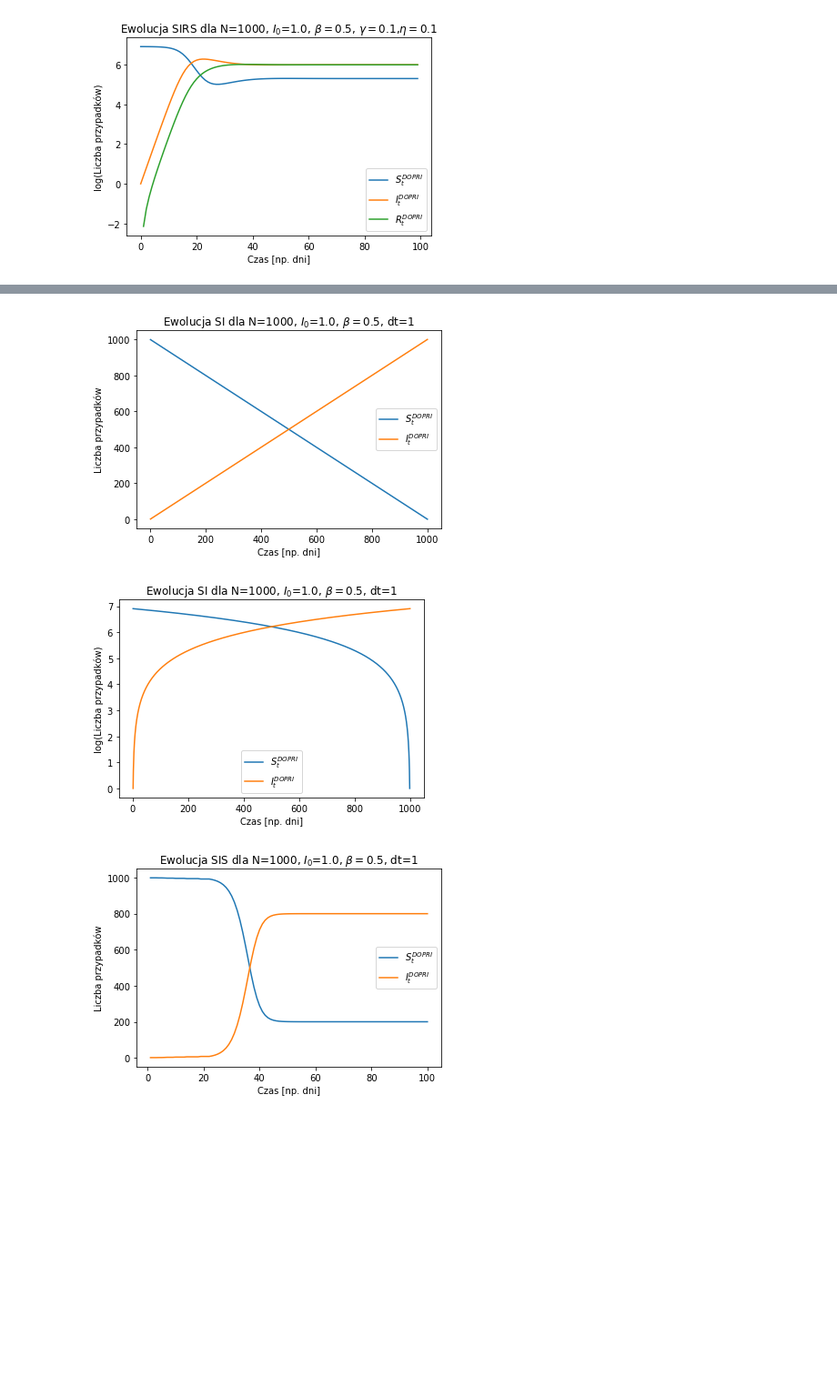
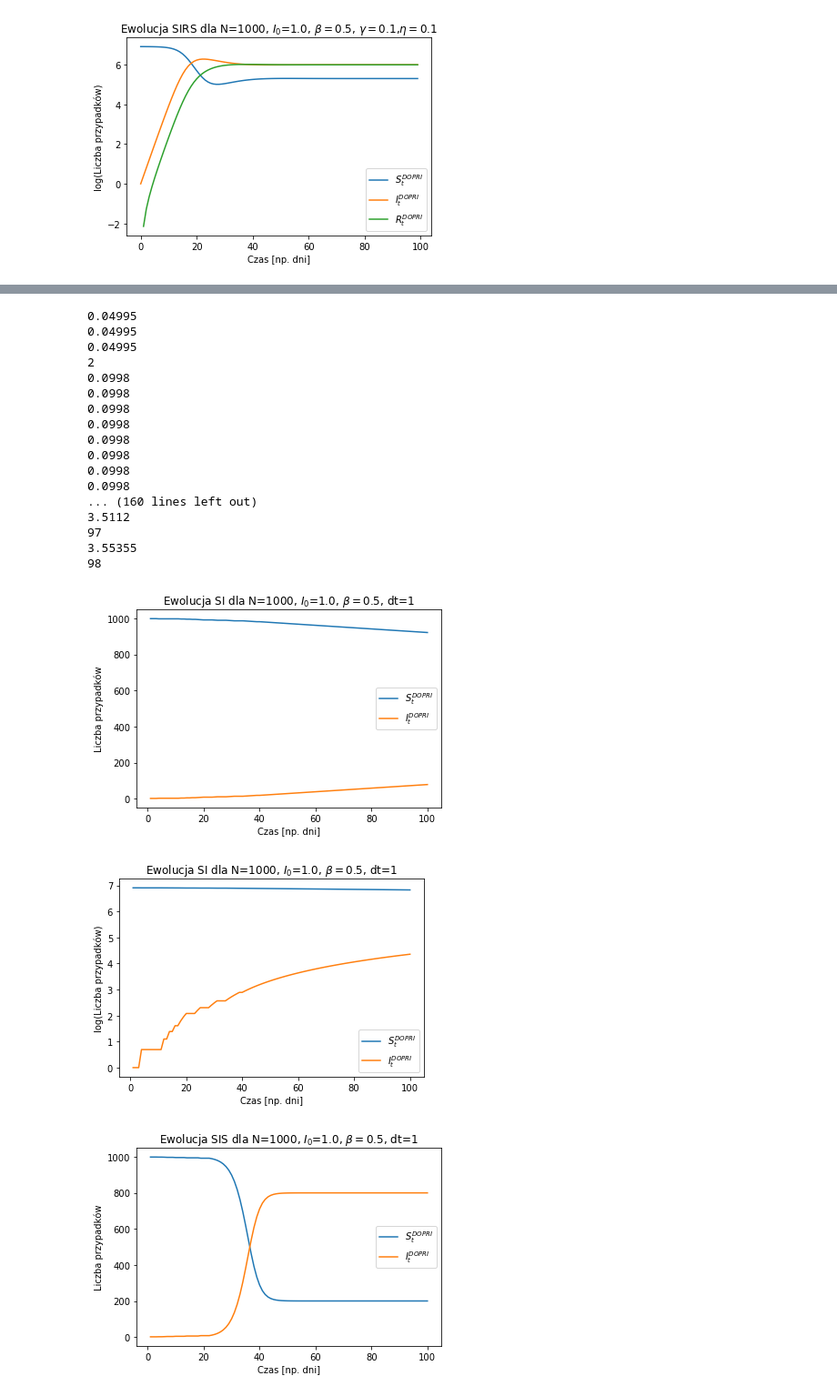
Before and after one commit to VGFP/Stochastic-modeling, a Jupyter notebook: List2.ipynb, the cells around one changed output, grey strips where cells are left out. Shown at 91% size. Drawn from its saved outputs; the diff is of its cells as text; code cells hidden in the pictures; blank space fills up the shorter version.

```diff
--- a/List2.ipynb
+++ b/List2.ipynb
@@ -712,51 +806,72 @@ beta = .5
 gamma = .1
 N = 1000
 T = 100
 dt = 1 # krok czasowy na wykresie - nie ma wpływu na dokładność rozwiązania
 steps = int(T / dt)
 T_ode = np.zeros(N)
 s_i = lambda t, s, i:  ((-beta * i * s )/ N)
 i_i = lambda t, s, i:  beta * i * s / N
 
-S = np.zeros(N)
-I = np.zeros(N)
+S = np.zeros(T)
+I = np.zeros(T)
 S[0] = N-1
 I[0] = 1
 N_arr = np.linspace(1,1000,1000)
 
-u1 = np.random.rand(1000)
-u2 = np.random.rand(1000)
+u1 = np.random.rand(T)
+u2 = np.random.rand(T)
 
-for t in range(T):
-    for x in range(N-1):
-        if u1[x]<beta*I[x]*S[x]/N:
-            S[x+1] = S[x] - 1
-            I[x+1] = I[x] + 1
-        else:
-            S[x+1] = S[x]
-            I[x+1] = I[x]
+# for x in range(N-1):
+#     S[x+1] = S[x] + dt*s_i(T_ode[x], S[x], I[x])
+#     I[x+1] = I[x] + dt*i_i(T_ode[x], S[x], I[x])
+for x in range(T-1):
+    print(beta*I[x]*S[x]/T**2)
+    if u1[x]<beta*I[x]*S[x]/T**2:
+        print(x)
+        S[x+1] = S[x] - 1
+        I[x+1] = I[x] + 1
+    else:
+        S[x+1] = S[x]
+        I[x+1] = I[x]
 
-plt.plot(N_arr[:], S[:], label=r'$S_t^{DOPRI}$')
-plt.plot(N_arr[:], I[:], label=r'$I_t^{DOPRI}$')
+plt.plot(N_arr[:T], S[:], label=r'$S_t^{DOPRI}$')
+plt.plot(N_arr[:T], I[:], label=r'$I_t^{DOPRI}$')
 plt.xlabel('Czas [np. dni]')
 plt.ylabel('Liczba przypadków')
 plt.title(f'Ewolucja SI dla N={N}, $I_0$={I[0]}, ' + '$\\beta = ' + f'{beta}$, ' + 'dt=' + f'{dt}')
 plt.legend()
 # plt.savefig('SI_euler.png', dpi=300)
 plt.show()
 
 plt.figure(2)
-plt.plot(N_arr[:], np.log(S[:]), label=r'$S_t^{DOPRI}$')
-plt.plot(N_arr[:], np.log(I[:]), label=r'$I_t^{DOPRI}$')
+plt.plot(N_arr[:T], np.log(S[:]), label=r'$S_t^{DOPRI}$')
+plt.plot(N_arr[:T], np.log(I[:]), label=r'$I_t^{DOPRI}$')
 plt.xlabel('Czas [np. dni]')
 plt.ylabel('log(Liczba przypadków)')
 plt.title(f'Ewolucja SI dla N={N}, $I_0$={I[0]}, ' + '$\\beta = ' + f'{beta}$, ' + 'dt=' + f'{dt}')
 plt.legend()
 # plt.savefig('SI_euler_log.png', dpi=300)
 plt.show()
 # %% [output]
+0.04995
+0.04995
+0.04995
+2
+0.0998
+0.0998
+0.0998
+0.0998
+0.0998
+0.0998
+0.0998
+0.0998
+... (160 lines left out)
+3.5112
+97
+3.55355
+98
-[figure, old version]
+[figure, new version]
-[figure, old version]
+[figure, new version]
 # %%
 # Podpunkt (b) model SIS
 def SIS(t, y, params):
```
Also changed, not shown: parts of 5 cells of this notebook, 2 other files.
